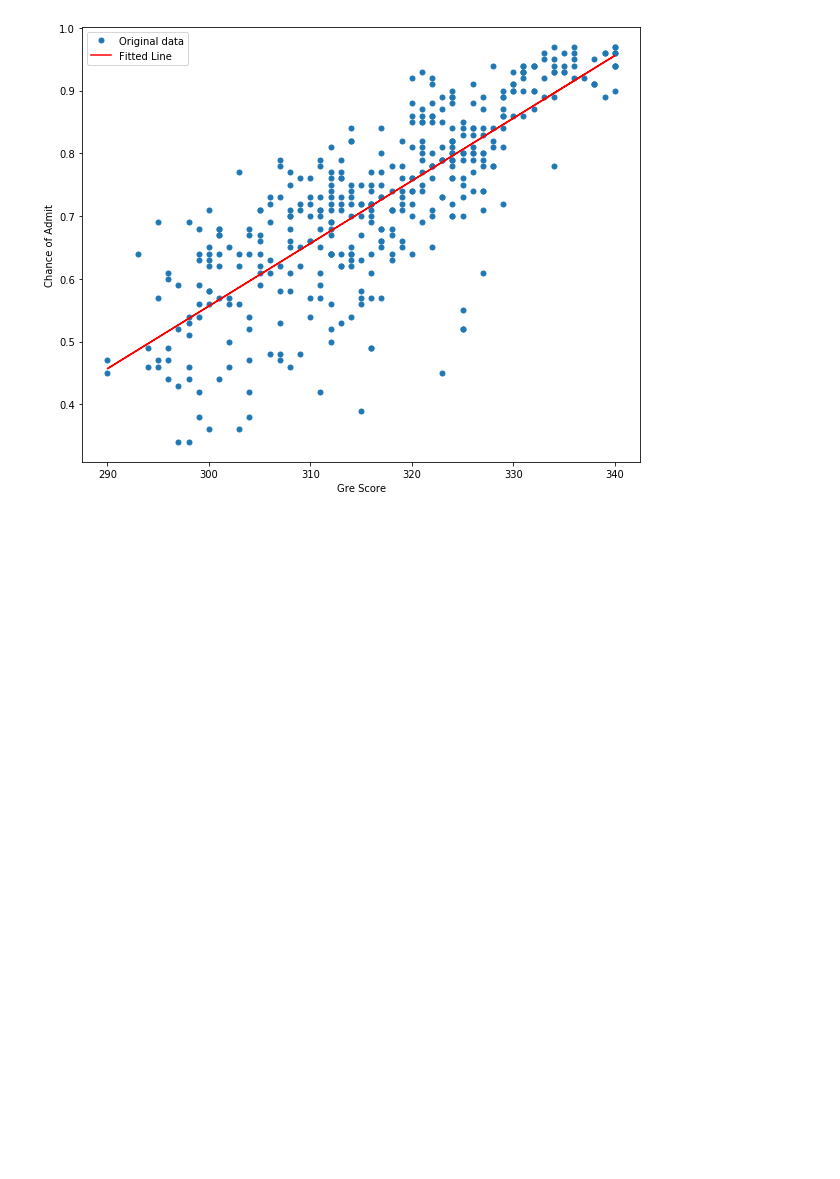
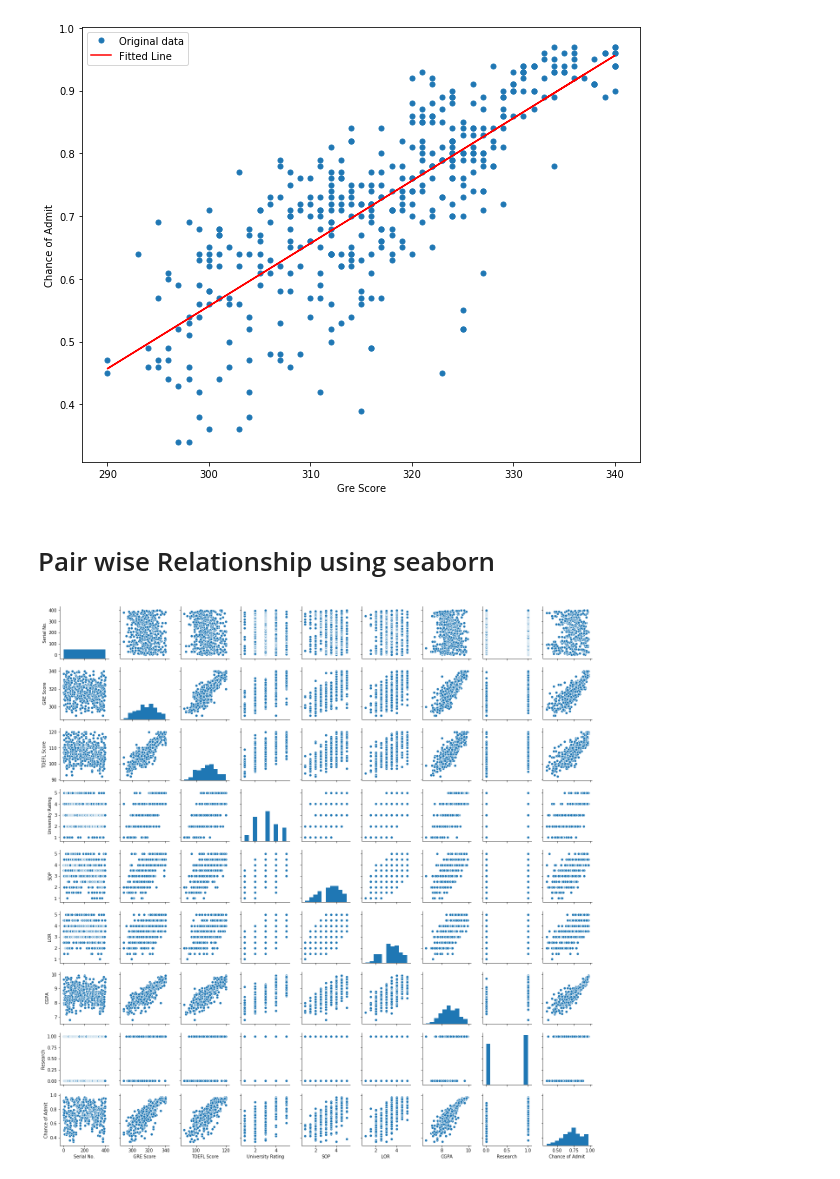
Before and after one commit to ragalaa/Directory, a Jupyter notebook: Regression_with_Multivariate_data_analysis.ipynb, the cells around one changed output. Cells and saved outputs as stored; diff of their text form; code cells hidden in the pictures; blank space fills up the shorter version.

```diff
--- a/Regression_with_Multivariate_data_analysis.ipynb
+++ b/Regression_with_Multivariate_data_analysis.ipynb
@@ -97,3 +97,11 @@ plt.legend()
 plt.show()
 # %% [output]
 [figure]
+# %% [markdown]
+# Pair wise Relationship using seaborn
+# %%
+import seaborn as sns
+sns.pairplot(admission_data, diag_kind = 'hist', height=2)
+plt.show()
+# %% [output]
+[figure, added]
```
Also changed, not shown: parts of 3 cells of this notebook.
